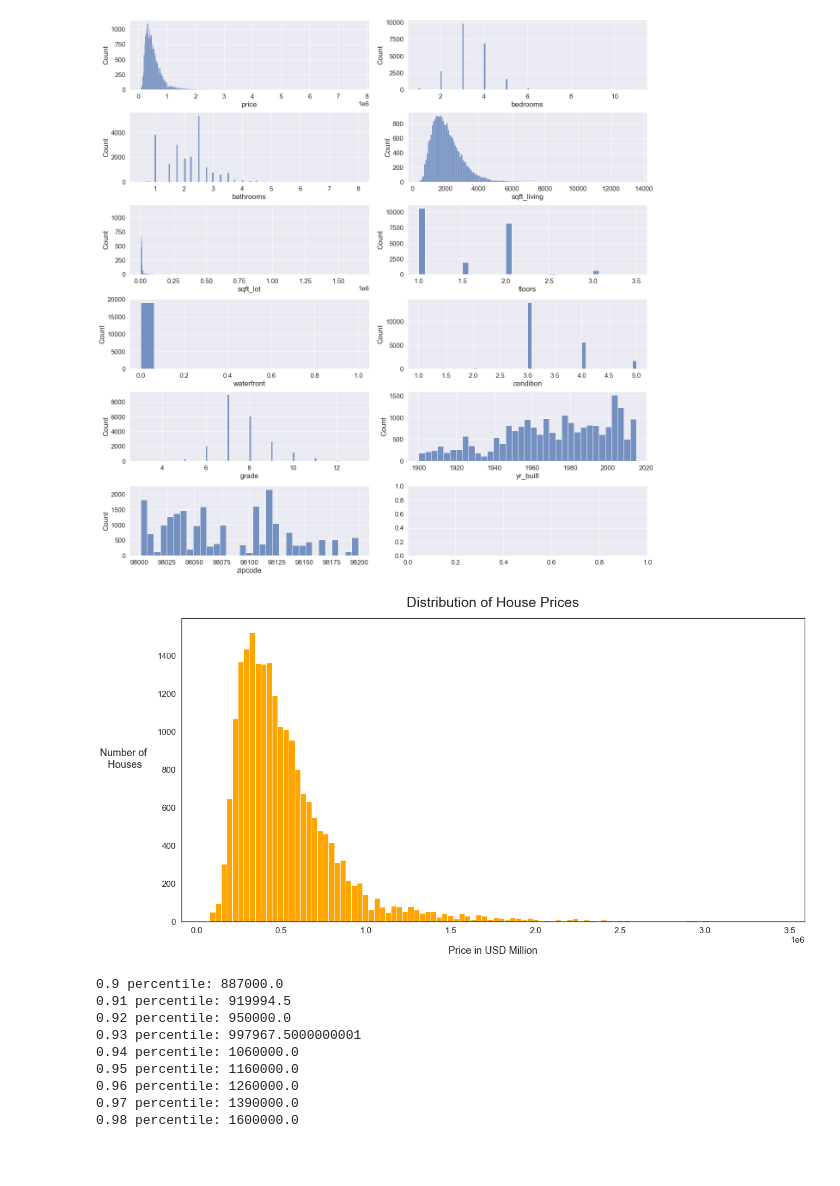
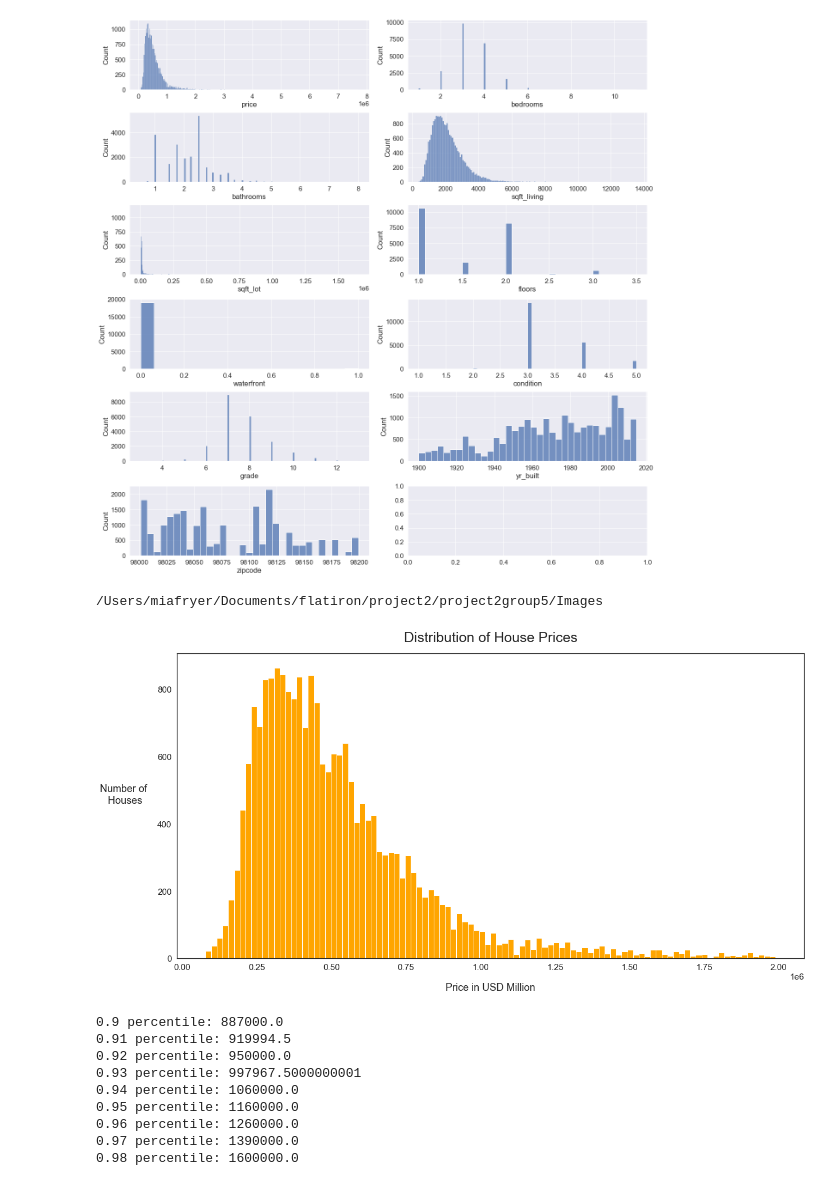
Before and after one commit to miazfryer/King_County_Regression, a Jupyter notebook: realestate_regression_model.ipynb, the cells around one changed output. Saved outputs shown, nothing was run; the diff lists cells and outputs as text; code cells hidden in the pictures; blank space fills up the shorter version.

Commit message:
plots

```diff
--- a/realestate_regression_model.ipynb
+++ b/realestate_regression_model.ipynb
@@ -178,18 +174,22 @@ for axx, column in zip(axes.flatten(), df.columns):
     sns.histplot(x=df[column], data=df,ax=axx)
 # %% [output]
 [figure]
+# %%
+cd Images
+# %% [output]
+/Users/miafryer/Documents/flatiron/project2/project2group5/Images
 # %%
-price_plot = data.loc[data['price']<3500000]
+price_plot = data.loc[data['price']<2000000]
 sns.set_style("white")
 fig, ax = plt.subplots(figsize=(20, 10))
-
 ax.hist(price_plot['price'], bins=100, color='orange')
-
 ax.set_xlabel("Price in USD Million", fontsize=18, labelpad=20)
 ax.set_ylabel("Number of\n Houses", fontsize=18, labelpad=60, rotation=0)
 ax.set_title("Distribution of House Prices", fontsize=25, pad=20);
+
+#plt.savefig('price.png', dpi=100, bbox_inches='tight')
 # %% [output]
-[figure, old version]
+[figure, new version]
 # %%
 for i in range(90, 99):
     q = i / 100
```
Also changed, not shown: parts of 18 cells of this notebook, 4 other files.
